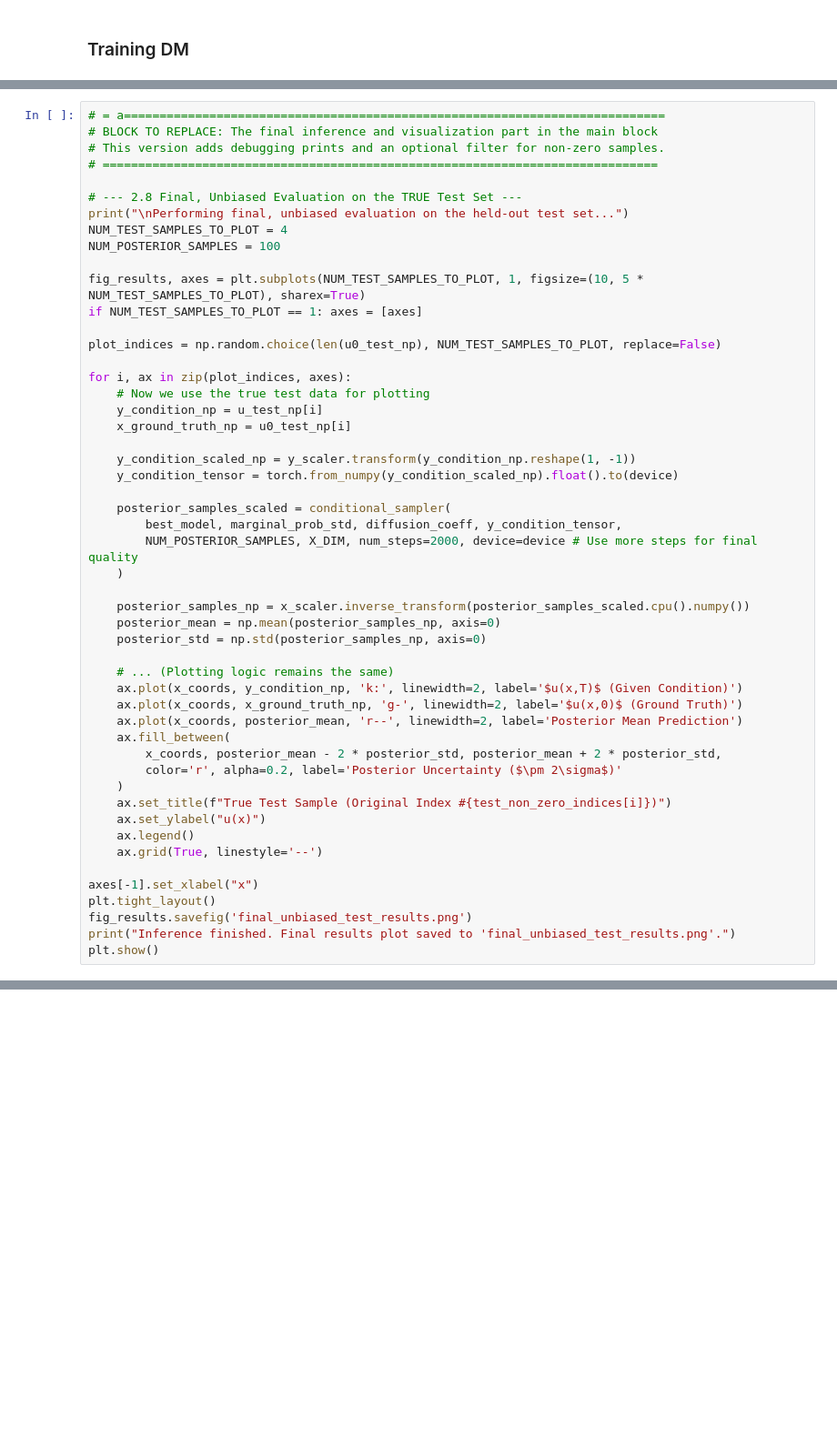
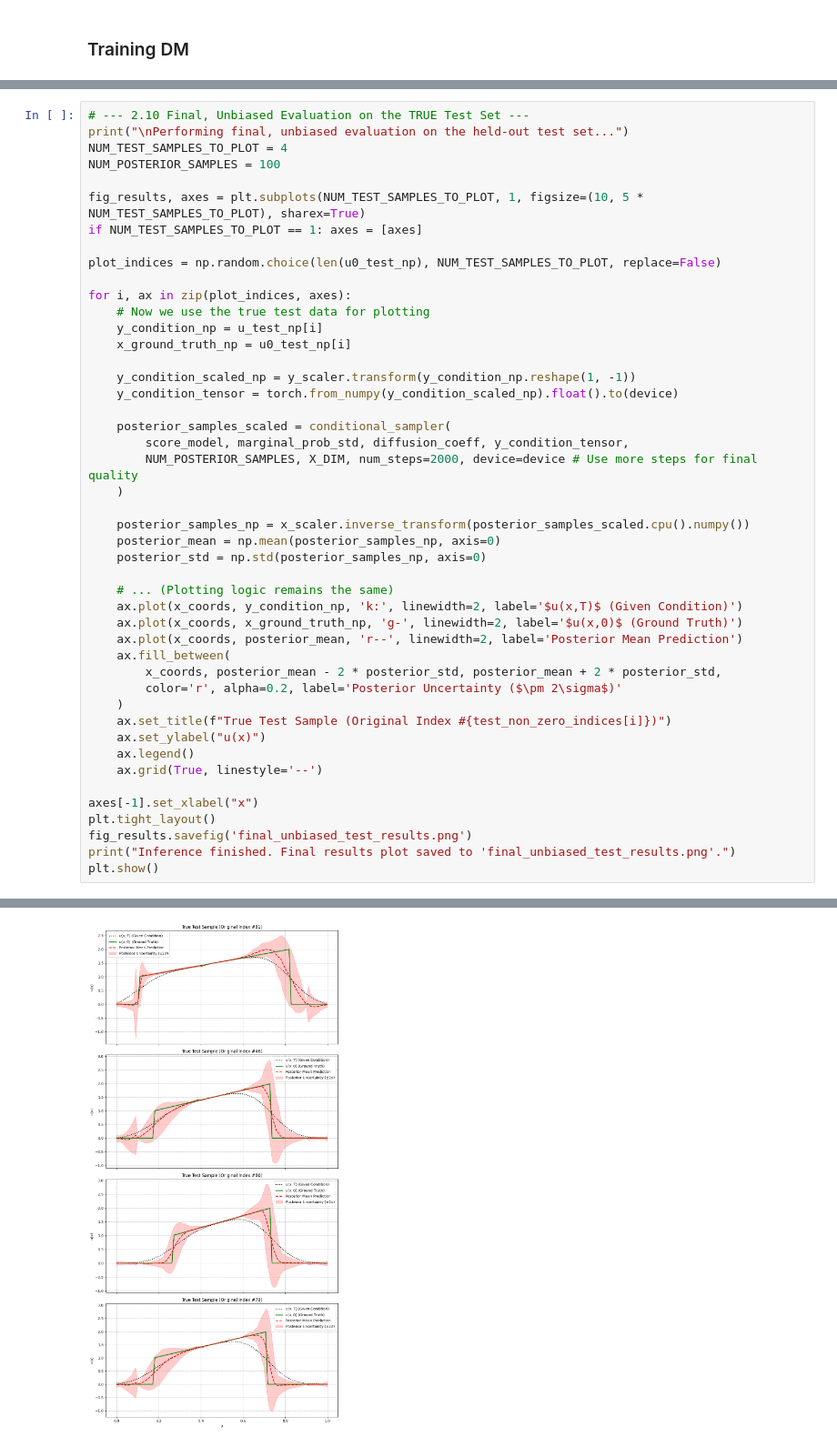
Before and after one commit to Zhihua-Lee/SciML_Workshop_Project5, a Jupyter notebook: view_ref_soln.ipynb, the cells around one changed output, grey strips where cells are left out. Shown at 91% size. Cells and saved outputs as stored; diff of their text form; blank space fills up the shorter version.

```diff
--- a/view_ref_soln.ipynb
+++ b/view_ref_soln.ipynb
@@ -613,10 +644,5 @@ Log Loss
 # %%
-# = a============================================================================
-# BLOCK TO REPLACE: The final inference and visualization part in the main block
-# This version adds debugging prints and an optional filter for non-zero samples.
-# ==============================================================================
-
-# --- 2.8 Final, Unbiased Evaluation on the TRUE Test Set ---
+# --- 2.10 Final, Unbiased Evaluation on the TRUE Test Set ---
 print("\nPerforming final, unbiased evaluation on the held-out test set...")
 NUM_TEST_SAMPLES_TO_PLOT = 4
 NUM_POSTERIOR_SAMPLES = 100
@@ -635,7 +661,7 @@ for i, ax in zip(plot_indices, axes):
     y_condition_tensor = torch.from_numpy(y_condition_scaled_np).float().to(device)
 
     posterior_samples_scaled = conditional_sampler(
-        best_model, marginal_prob_std, diffusion_coeff, y_condition_tensor,
+        score_model, marginal_prob_std, diffusion_coeff, y_condition_tensor,
         NUM_POSTERIOR_SAMPLES, X_DIM, num_steps=2000, device=device # Use more steps for final quality
     )
 
@@ -666,0 +693 @@ NameError: name 'best_model' is not defined
+[figure, added]
```
Also changed, not shown: parts of 9 cells of this notebook, 4 other files.
